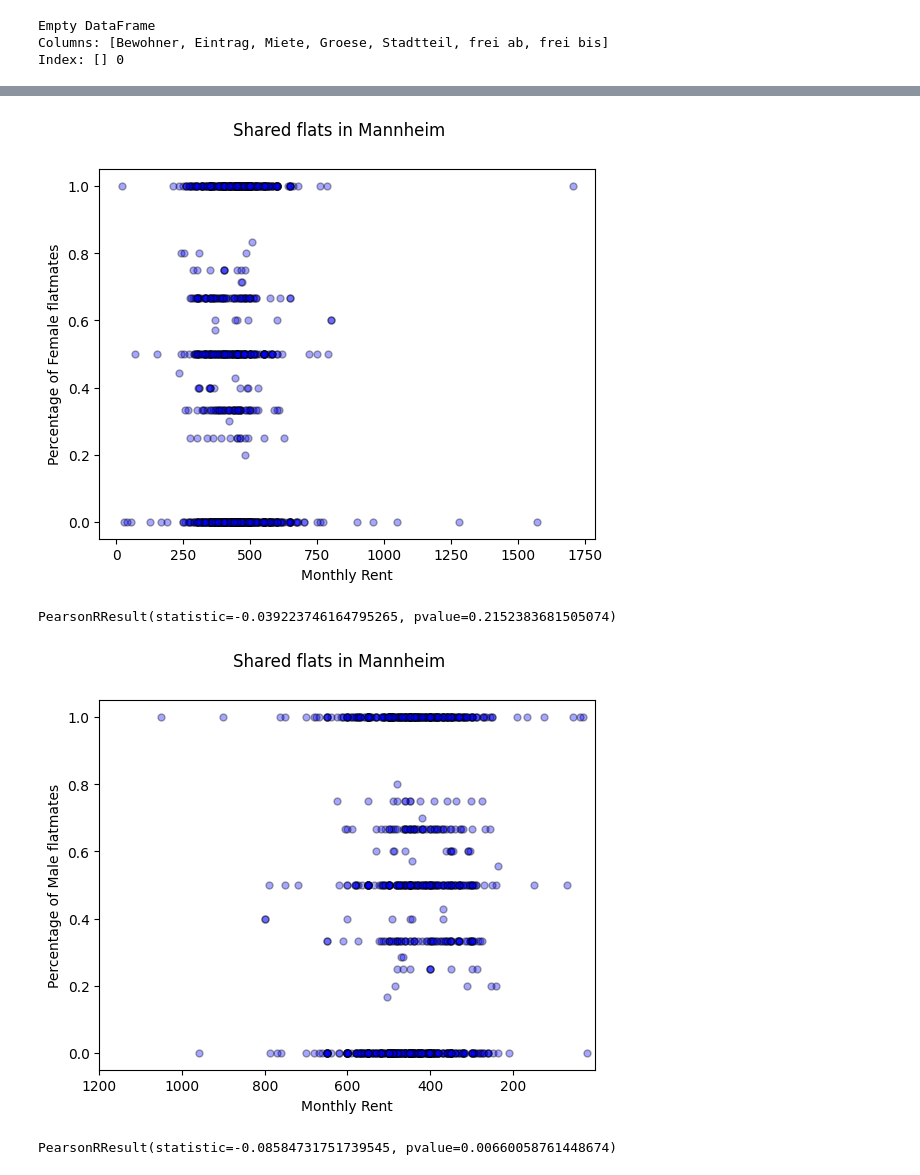
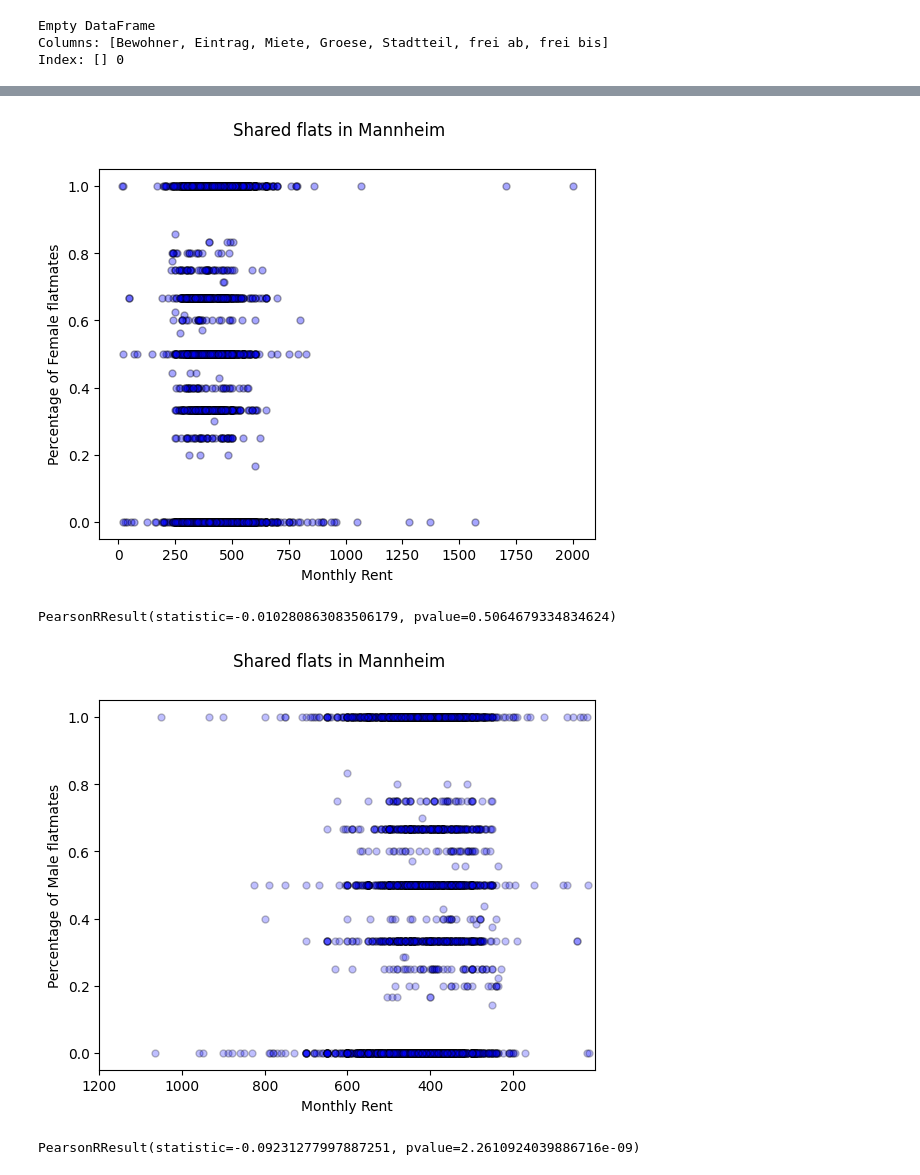
Before and after one commit to lukaslinss98/IntegrationsSeminar, a Jupyter notebook: IntegrationsSeminar.ipynb, the cells around one changed output, grey strips where cells are left out. Cells and saved outputs as stored; diff of their text form; code cells hidden in the pictures.

```diff
--- a/IntegrationsSeminar.ipynb
+++ b/IntegrationsSeminar.ipynb
@@ -85,13 +85,11 @@ def scrapeTable(tbody) -> None:
         data.append(getMoveInDate(row))
         data.append(getMoveOutDate(row))
 
-        df.loc[len(df)] = data
+        df.loc[len(df) + 1] = data
         data.clear()
 
-    print(data)
-
 def getFlatmates(row):
-    flatMatesDict = row.findAll('td')[1].span.attrs # returns dictionary
+    flatMatesDict = row.findAll('td')[1].span.attrs
     return flatMatesDict.get('title')
 
 def getDatePosted(row):
@@ -117,7 +115,7 @@ def getMoveOutDate(row):
     return ""
 # %%
 #df.head()
-for i in range(50, 100):
+for i in range(240, 250):
     print(f'page: {i}')
     res = makeRequest(f'https://www.wg-gesucht.de/wg-zimmer-in-Mannheim.85.0.0.{i}.html')
     try:
@@ -310,22 +313,22 @@ plt.show()
 
 scipy.stats.pearsonr(rentPrice, femalePercentage)
 # %% [output]
-[figure, old version]
+[figure, new version]
-PearsonRResult(statistic=-0.039223746164795265, pvalue=0.2152383681505074)
+PearsonRResult(statistic=-0.010280863083506179, pvalue=0.5064679334834624)
 # %%
 plt.style.use('default')
 fig, ax = plt.subplots()
 fig.suptitle("Shared flats in Mannheim")
 plt.ylabel('Percentage of Male flatmates')
 plt.xlabel('Monthly Rent')
 plt.xlim(1200)
 #plt.xscale('log')
 #plt.yscale('log')
 
-plt.scatter(rentPrice, malePercentage, s=25, c='blue',edgecolors='black', linewidths=1, alpha=0.35)
+plt.scatter(rentPrice, malePercentage, s=25, c='blue',edgecolors='black', linewidths=1, alpha=0.25)
 plt.show()
 
 scipy.stats.pearsonr(rentPrice, malePercentage)
 # %% [output]
-[figure, old version]
+[figure, new version]
-PearsonRResult(statistic=-0.08584731751739545, pvalue=0.00660058761448674)
+PearsonRResult(statistic=-0.09231277997887251, pvalue=2.2610924039886716e-09)
```
Also changed, not shown: parts of 10 cells of this notebook, 3 other files.
